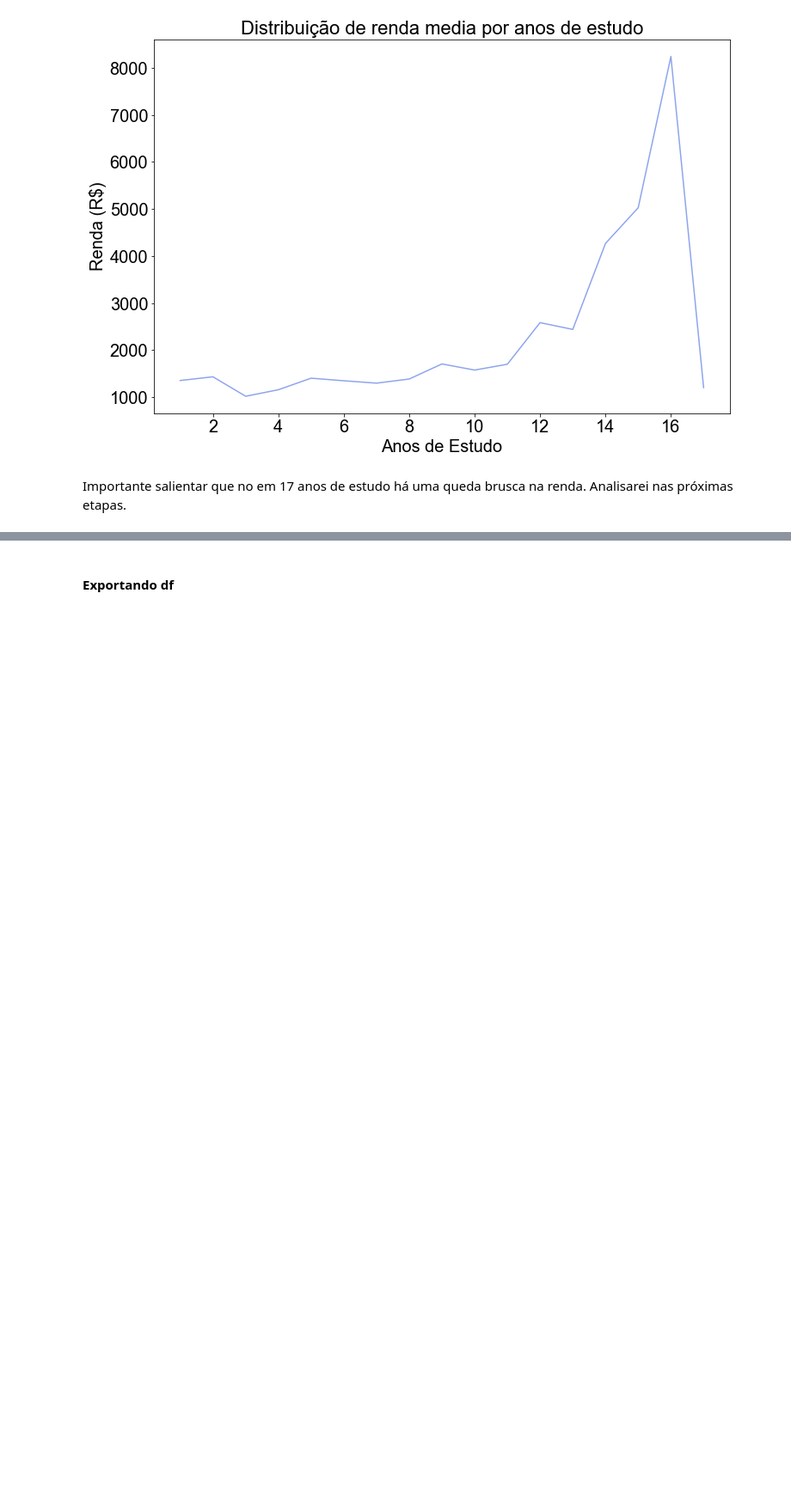
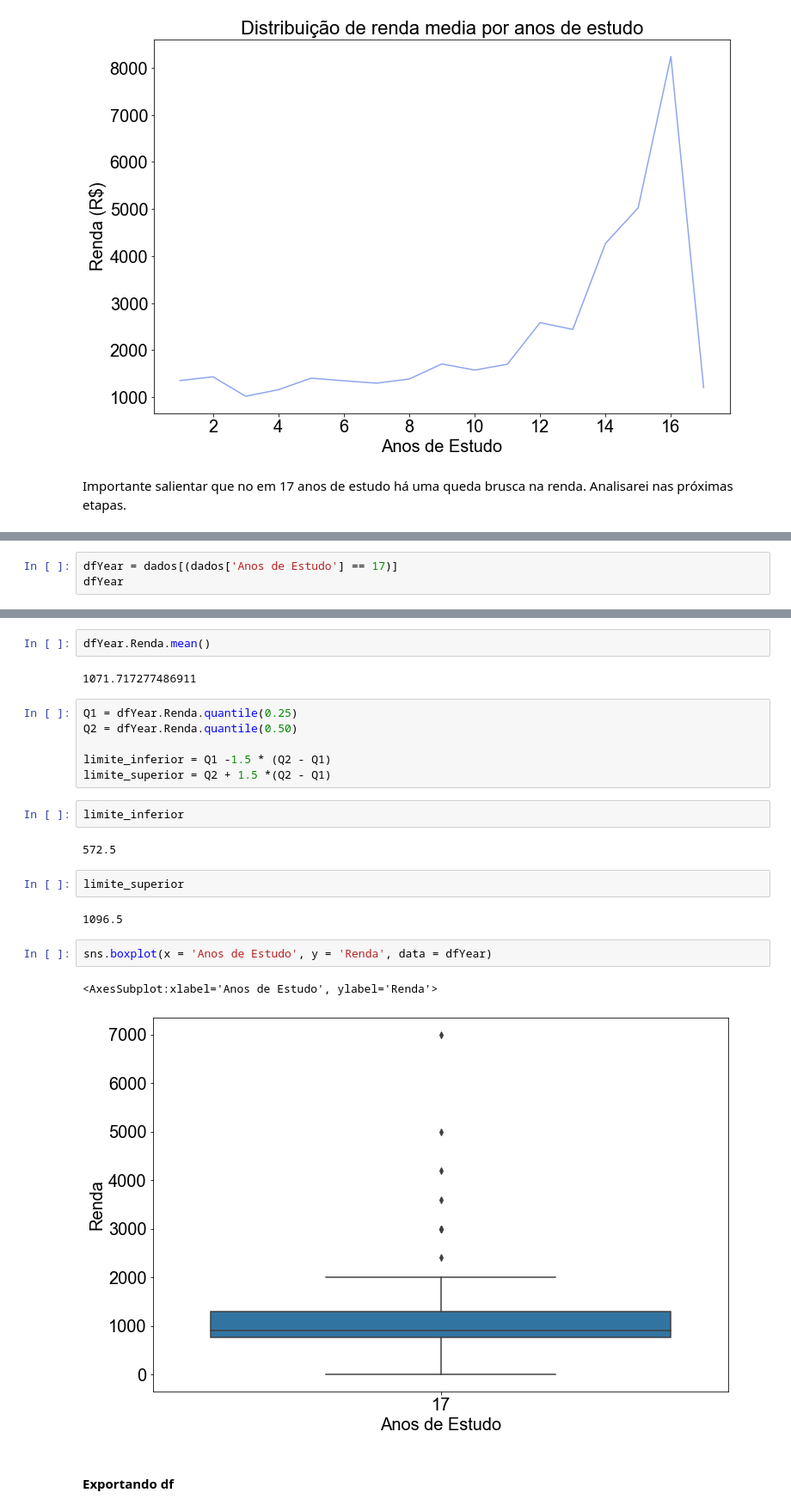
Before and after one commit to Marcus-Bernard0/Data-Science-projects, a Jupyter notebook: 1 - Projeto PNAD/Projeto.ipynb, the cells around one changed output, grey strips where cells are left out. Shown at 86% size. Drawn from its saved outputs; the diff is of its cells as text; blank space fills up the shorter version.

Commit message:
Analisando descrepância de dados com 17 anos de Estudo

```diff
--- a/1 - Projeto PNAD/Projeto.ipynb
+++ b/1 - Projeto PNAD/Projeto.ipynb
@@ -525,0 +538,3 @@ Analisarei nas próximas etapas.
+# %%
+dfYear = dados[(dados['Anos de Estudo'] == 17)]
+dfYear
@@ -526,3 +569,26 @@ Analisarei nas próximas etapas.
+# %%
+dfYear.Renda.mean()
+# %% [output]
+1071.717277486911
+# %%
+Q1 = dfYear.Renda.quantile(0.25)
+Q2 = dfYear.Renda.quantile(0.50)
+
+limite_inferior = Q1 -1.5 * (Q2 - Q1)
+limite_superior = Q2 + 1.5 *(Q2 - Q1)
+# %%
+limite_inferior
+# %% [output]
+572.5
+# %%
+limite_superior
+# %% [output]
+1096.5
+# %%
+sns.boxplot(x = 'Anos de Estudo', y = 'Renda', data = dfYear)
+# %% [output]
+<AxesSubplot:xlabel='Anos de Estudo', ylabel='Renda'>
+[figure, added]
 # %% [markdown]
 #### Exportando df
 # %%
```
Also changed, not shown: parts of 5 cells of this notebook.
